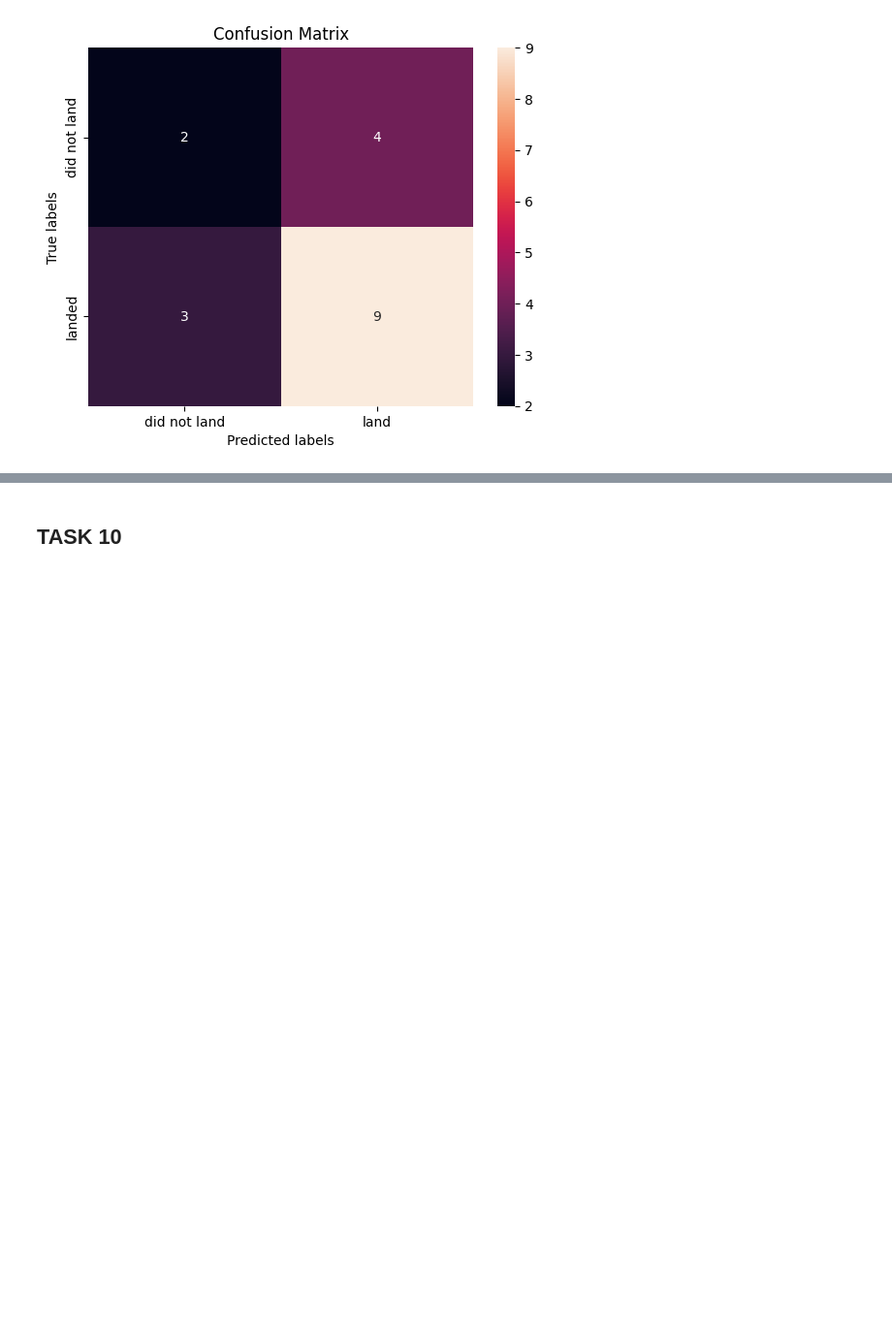
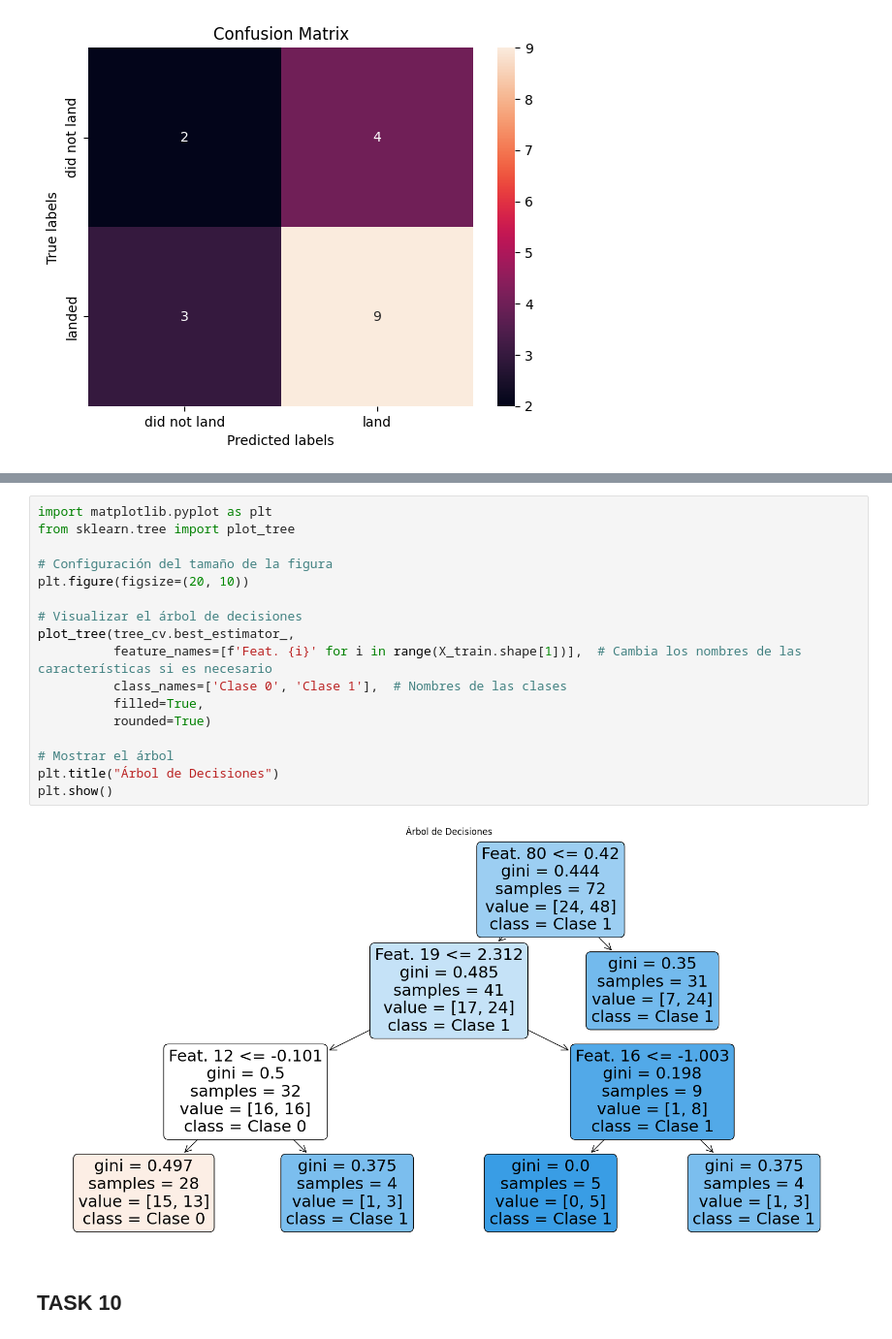
Before and after one commit to angel2cabrera/Data-Science-Capstone, a Jupyter notebook: SpaceX_Machine Learning Prediction_Part_5.ipynb, the cells around one changed output, grey strips where cells are left out. Shown at 97% size. Drawn from its saved outputs; the diff is of its cells as text; blank space fills up the shorter version.

```diff
--- a/SpaceX_Machine Learning Prediction_Part_5.ipynb
+++ b/SpaceX_Machine Learning Prediction_Part_5.ipynb
@@ -345,3 +365,22 @@ plot_confusion_matrix(Y_test,yhat)
+# %%
+import matplotlib.pyplot as plt
+from sklearn.tree import plot_tree
+
+# Configuración del tamaño de la figura
+plt.figure(figsize=(20, 10))
+
+# Visualizar el árbol de decisiones
+plot_tree(tree_cv.best_estimator_,
+          feature_names=[f'Feat. {i}' for i in range(X_train.shape[1])],  # Cambia los nombres de las características si es necesario
+          class_names=['Clase 0', 'Clase 1'],  # Nombres de las clases
+          filled=True,
+          rounded=True)
+
+# Mostrar el árbol
+plt.title("Árbol de Decisiones")
+plt.show()
+# %% [output]
+[figure, added]
 # %% [markdown]
 ## TASK  10
 # %% [markdown]
```
Also changed, not shown: parts of 3 cells of this notebook.
